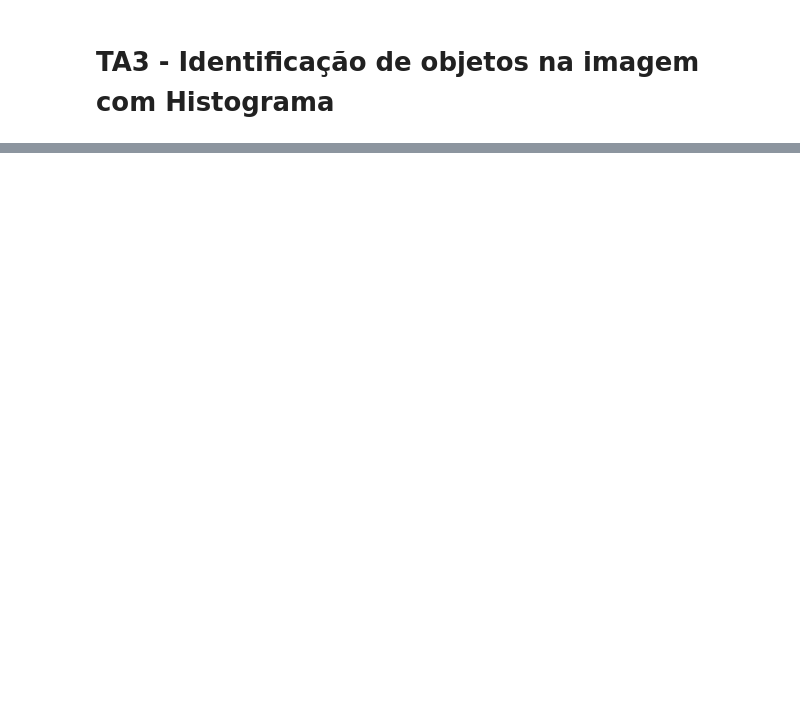
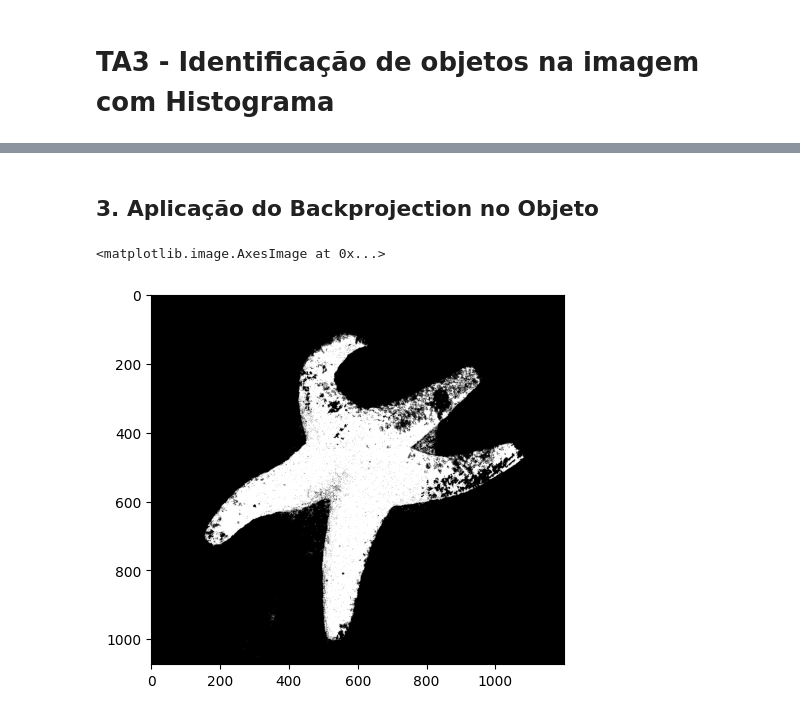
Before and after one commit to diogohal/TA3-Visao, a Jupyter notebook: ta3.ipynb, the cells around one changed output, grey strips where cells are left out. Cells and saved outputs as stored; diff of their text form; code cells hidden in the pictures; blank space fills up the shorter version.

```diff
--- a/ta3.ipynb
+++ b/ta3.ipynb
@@ -46,0 +67,9 @@ CENA 1 É MAIS PRÓXIMA!
+# %% [markdown]
+## 3. Aplicação do Backprojection no Objeto
+# %%
+roi_starfish_hist = cv.calcHist([roi_starfish_hsv], [0,1], None, [180,256], [0, 180, 0, 256])
+mask_starfish = cv.calcBackProject([starfish_hsv], [0,1], roi_starfish_hist, [0,180,0,256], 1)
+plt.imshow(mask_starfish, 'gray')
+# %% [output]
+<matplotlib.image.AxesImage at 0x...>
+[figure, added]
```
Also changed, not shown: parts of 11 cells of this notebook, 2 other files.
